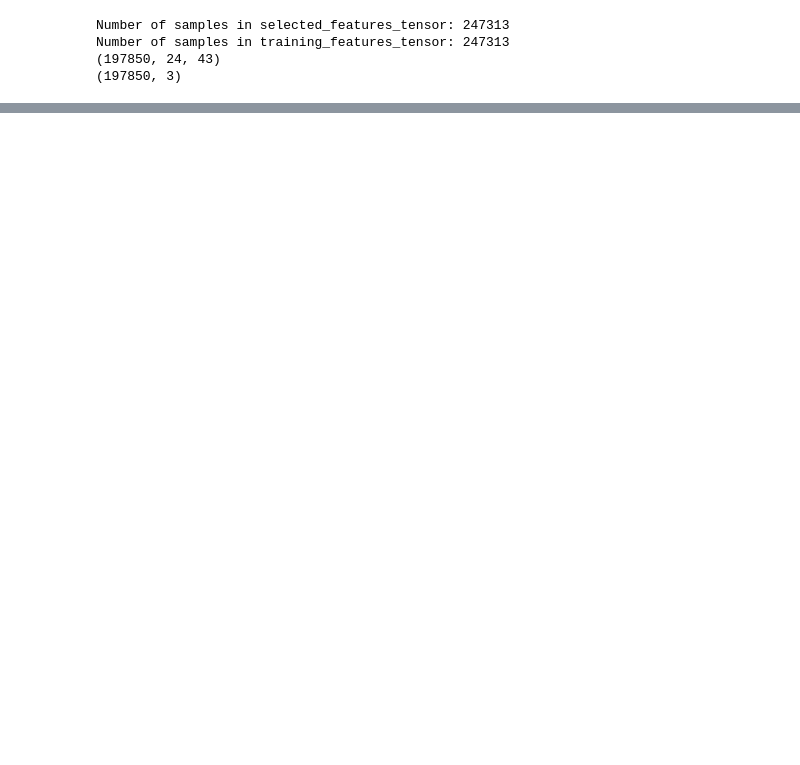
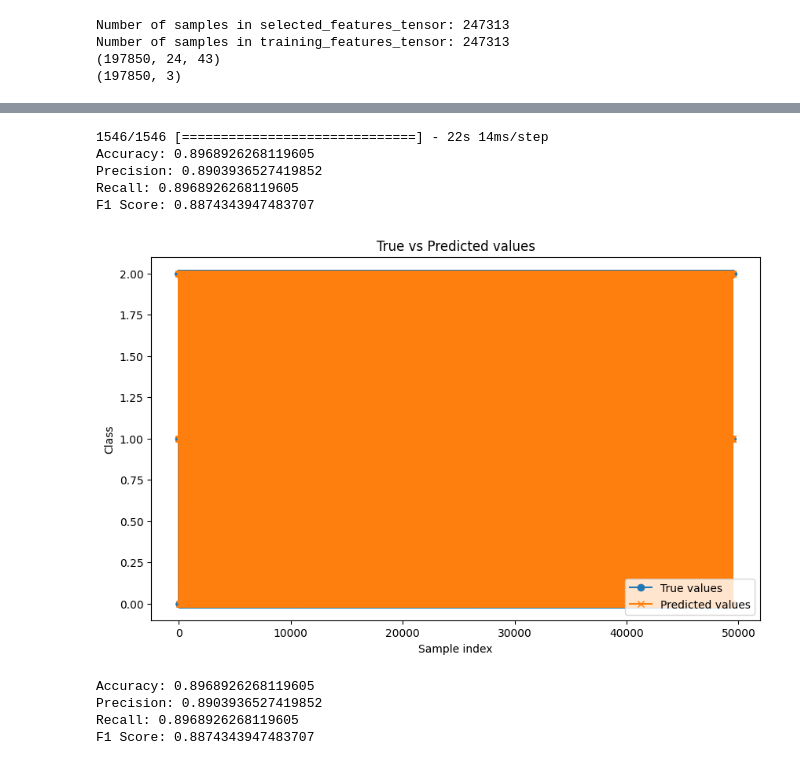
Before and after one commit to strangeman99/Ecolux-LSTM, a Jupyter notebook: LSTMTesting.ipynb, the cells around one changed output, grey strips where cells are left out. Drawn from its saved outputs; the diff is of its cells as text; code cells hidden in the pictures; blank space fills up the shorter version.

Commit message:
metrics, eval, updates

```diff
--- a/LSTMTesting.ipynb
+++ b/LSTMTesting.ipynb
@@ -178,2 +160,45 @@ Epoch 40: saving model to /content/drive/MyDrive/datasets/training_1/cp-0040.ckp
 # %%
 model.save('/content/drive/MyDrive/datasets/training_1/finalModel', save_format='tf')
+# %%
+import tensorflow as tf
+from tensorflow.keras.models import load_model
+import numpy as np
+import matplotlib.pyplot as plt
+from sklearn.metrics import accuracy_score, precision_score, recall_score, f1_score
+import zipfile
+import os
+
+
+# Load the saved model
+model = load_model('/content/drive/MyDrive/datasets/training_1/finalModel')
+
+# Make predictions on the test data
+predictions = model.predict(X_test)
+# %% [output]
+1546/1546 [==============================] - 22s 14ms/step
+Accuracy: 0.8968926268119605
+Precision: 0.8903936527419852
+Recall: 0.8968926268119605
+F1 Score: 0.8874343947483707
+[figure, added]
+# %%
+
+# for softmax convert predictions back to labels
+y_pred = predictions
+predicted_labels = np.argmax(predictions, axis=1)
+
+# You can calculate different performance metrics
+accuracy = accuracy_score(np.argmax(y_test, axis=1), predicted_labels)
+precision = precision_score(np.argmax(y_test, axis=1), predicted_labels, average='weighted')
+recall = recall_score(np.argmax(y_test, axis=1), predicted_labels, average='weighted')
+f1 = f1_score(np.argmax(y_test, axis=1), predicted_labels, average='weighted')
+
+print("Accuracy:", accuracy)
+print("Precision:", precision)
+print("Recall:", recall)
+print("F1 Score:", f1)
+# %% [output]
+Accuracy: 0.8968926268119605
+Precision: 0.8903936527419852
+Recall: 0.8968926268119605
+F1 Score: 0.8874343947483707
```
Also changed, not shown: parts of 11 cells of this notebook.
